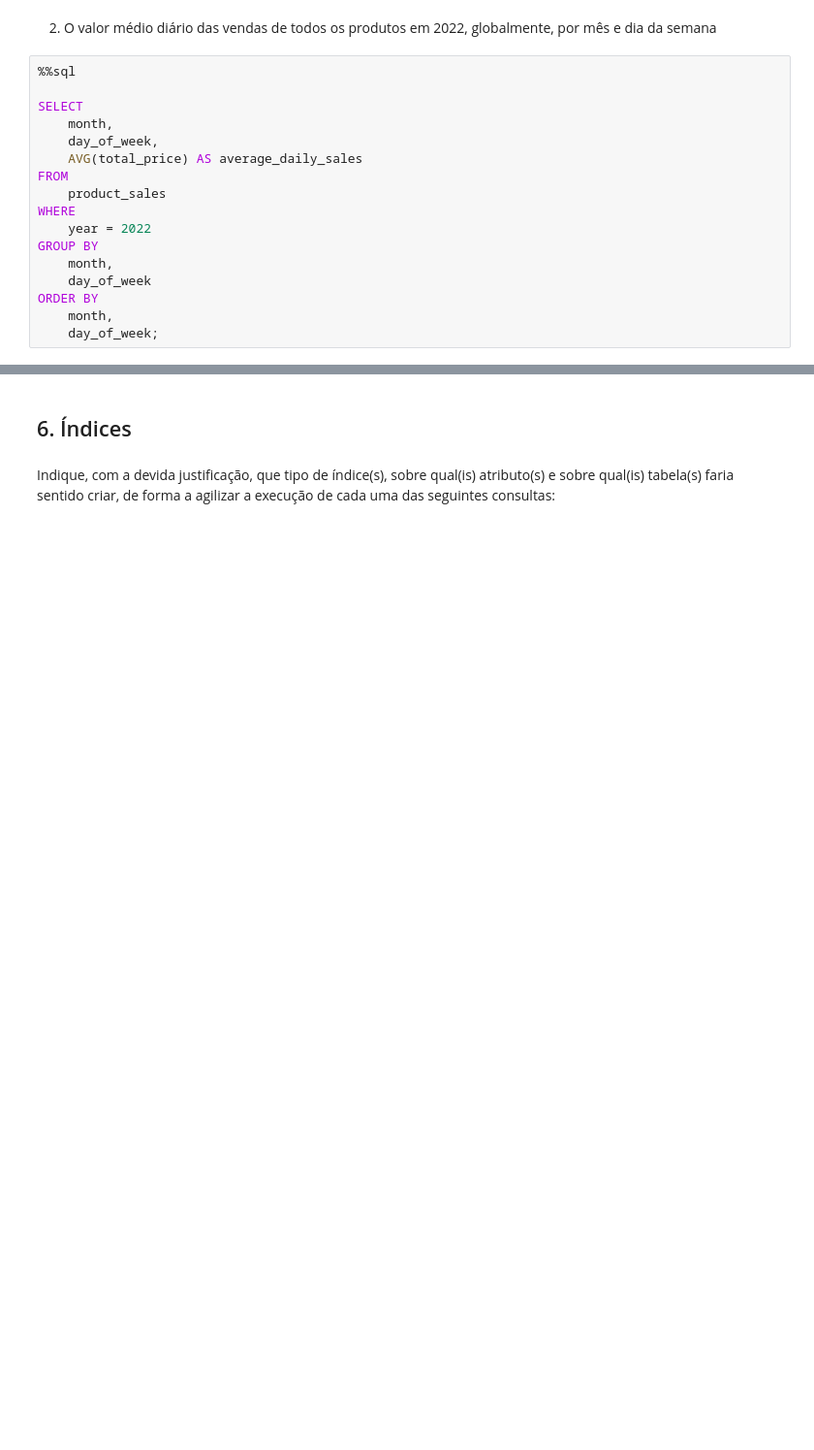
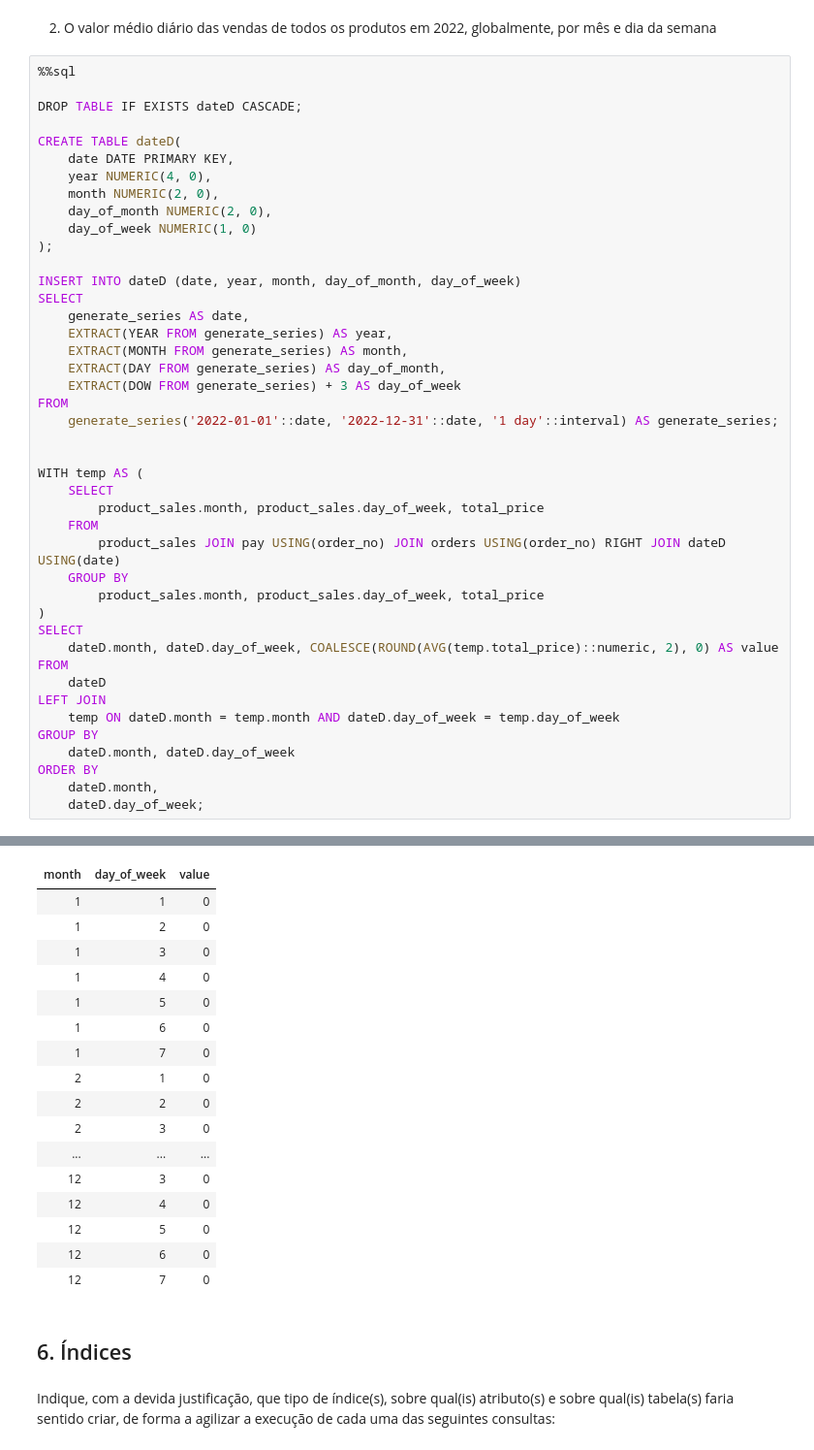
Before and after one commit to GreenMemory16/BD-2022-2023, a Jupyter notebook: Entrega3/E3-report.ipynb, the cells around one changed output, grey strips where cells are left out. Shown at 97% size. Drawn from its saved outputs; the diff is of its cells as text; blank space fills up the shorter version.

```diff
--- a/Entrega3/E3-report.ipynb
+++ b/Entrega3/E3-report.ipynb
@@ -488,17 +497,44 @@ ORDER BY
 # %%
 %%sql
 
+DROP TABLE IF EXISTS dateD CASCADE;
+
+CREATE TABLE dateD(
+    date DATE PRIMARY KEY,
+    year NUMERIC(4, 0),
+    month NUMERIC(2, 0),
+    day_of_month NUMERIC(2, 0),
+    day_of_week NUMERIC(1, 0)
+);
+
+INSERT INTO dateD (date, year, month, day_of_month, day_of_week)
 SELECT
-    month,
-    day_of_week,
-    AVG(total_price) AS average_daily_sales
+    generate_series AS date,
+    EXTRACT(YEAR FROM generate_series) AS year,
+    EXTRACT(MONTH FROM generate_series) AS month,
+    EXTRACT(DAY FROM generate_series) AS day_of_month,
+    EXTRACT(DOW FROM generate_series) + 3 AS day_of_week
 FROM
-    product_sales
-WHERE
-    year = 2022
+    generate_series('2022-01-01'::date, '2022-12-31'::date, '1 day'::interval) AS generate_series;
+
+
+WITH temp AS (
+    SELECT
+        product_sales.month, product_sales.day_of_week, total_price
+    FROM
+        product_sales JOIN pay USING(order_no) JOIN orders USING(order_no) RIGHT JOIN dateD USING(date)
+    GROUP BY
+        product_sales.month, product_sales.day_of_week, total_price
+)
+SELECT
+    dateD.month, dateD.day_of_week, COALESCE(ROUND(AVG(temp.total_price)::numeric, 2), 0) AS value
+FROM
+    dateD
+LEFT JOIN
+    temp ON dateD.month = temp.month AND dateD.day_of_week = temp.day_of_week
 GROUP BY
-    month,
-    day_of_week
+    dateD.month, dateD.day_of_week
 ORDER BY
-    month,
-    day_of_week;
+    dateD.month,
+    dateD.day_of_week;
+# %% [output]
@@ -505,3 +546,20 @@ ORDER BY
+| month | day_of_week | value |
+| 1 | 1 | 0 |
+| 1 | 2 | 0 |
+| 1 | 3 | 0 |
+| 1 | 4 | 0 |
+| 1 | 5 | 0 |
+| 1 | 6 | 0 |
+| 1 | 7 | 0 |
+| 2 | 1 | 0 |
+| 2 | 2 | 0 |
+| 2 | 3 | 0 |
+| ... | ... | ... |
+| 12 | 3 | 0 |
+| 12 | 4 | 0 |
+| 12 | 5 | 0 |
+| 12 | 6 | 0 |
+| 12 | 7 | 0 |
 # %% [markdown]
 ## 6. Índices
 # %% [markdown]
```
Also changed, not shown: parts of 9 cells of this notebook.
